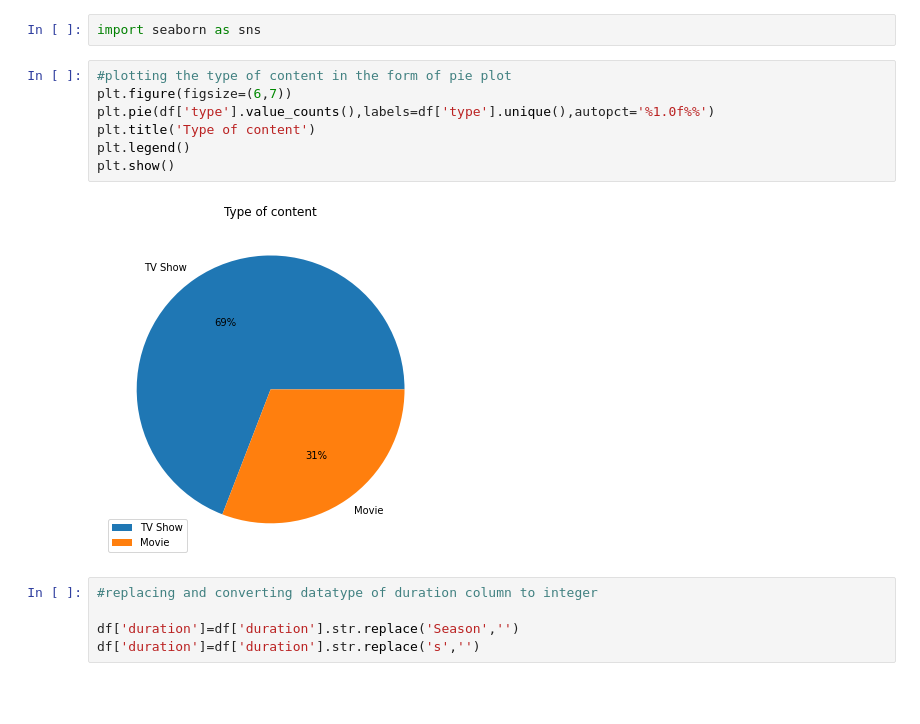
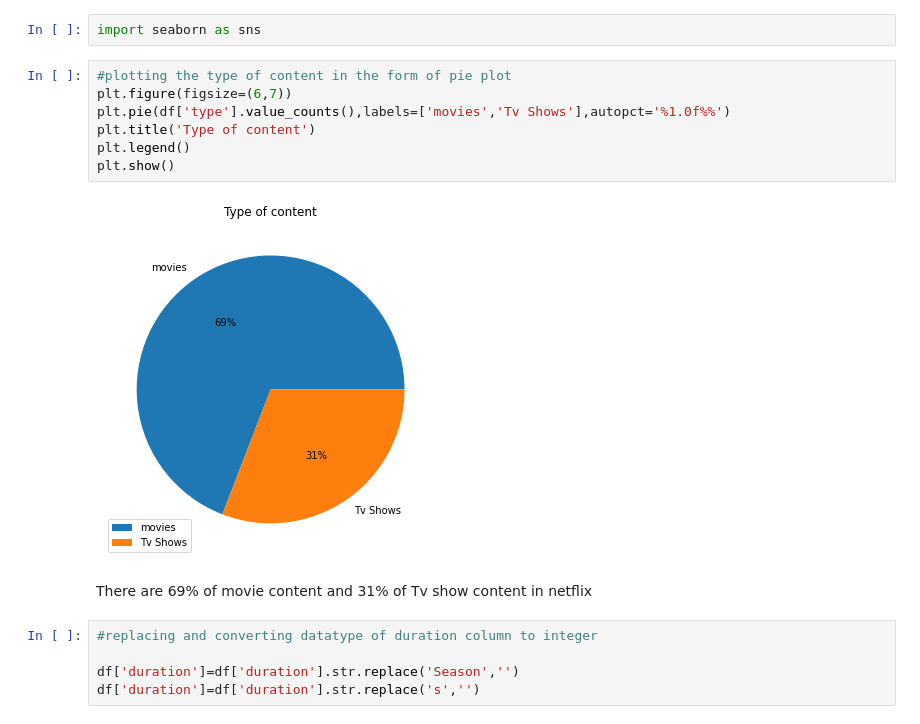
Before and after one commit to charann90/Netflix-Movies-and-TV-Shows-Clustering, a Jupyter notebook: netflix.ipynb, the cells around one changed output. Saved outputs shown, nothing was run; the diff lists cells and outputs as text; blank space fills up the shorter version.

```diff
--- a/netflix.ipynb
+++ b/netflix.ipynb
@@ -165,12 +166,14 @@ import seaborn as sns
 # %%
 #plotting the type of content in the form of pie plot
 plt.figure(figsize=(6,7))
-plt.pie(df['type'].value_counts(),labels=df['type'].unique(),autopct='%1.0f%%')
+plt.pie(df['type'].value_counts(),labels=['movies','Tv Shows'],autopct='%1.0f%%')
 plt.title('Type of content')
 plt.legend()
 plt.show()
 # %% [output]
-[figure, old version]
+[figure, new version]
+# %% [markdown]
+There are 69% of movie content and 31% of Tv show content in netflix
 # %%
 #replacing and converting datatype of duration column to integer
 
```
Also changed, not shown: parts of 68 cells of this notebook.
